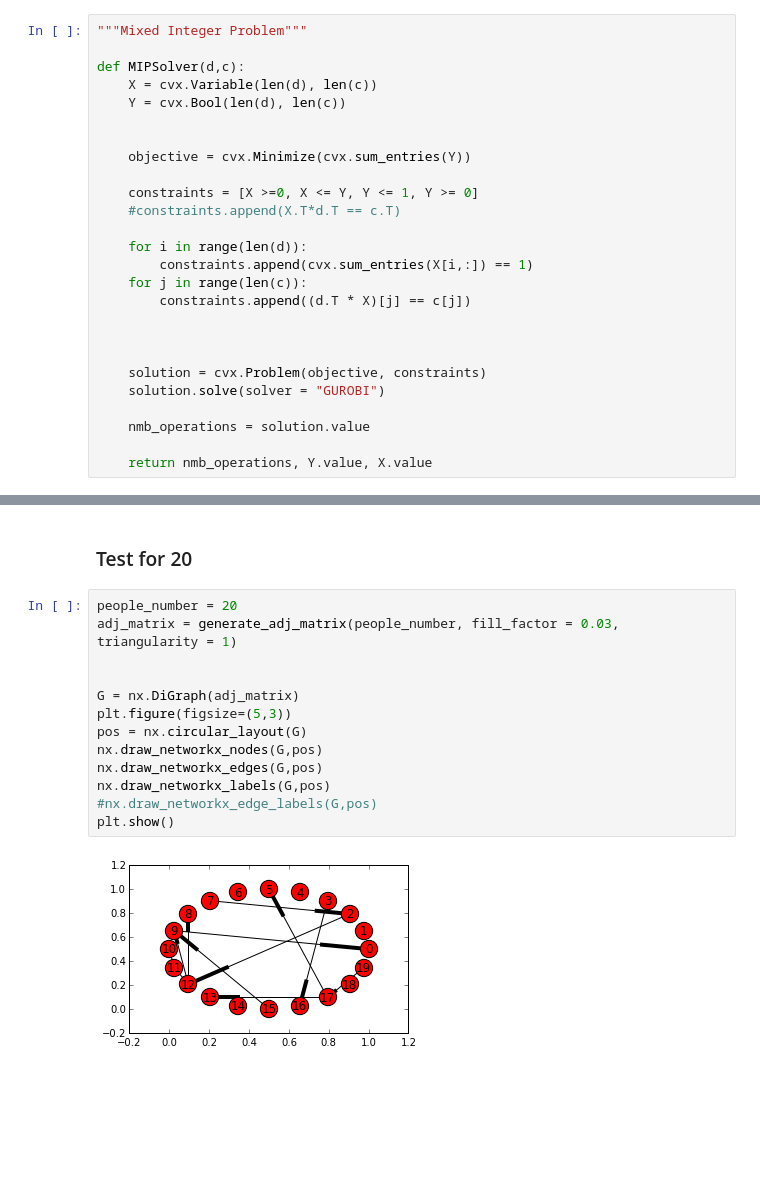
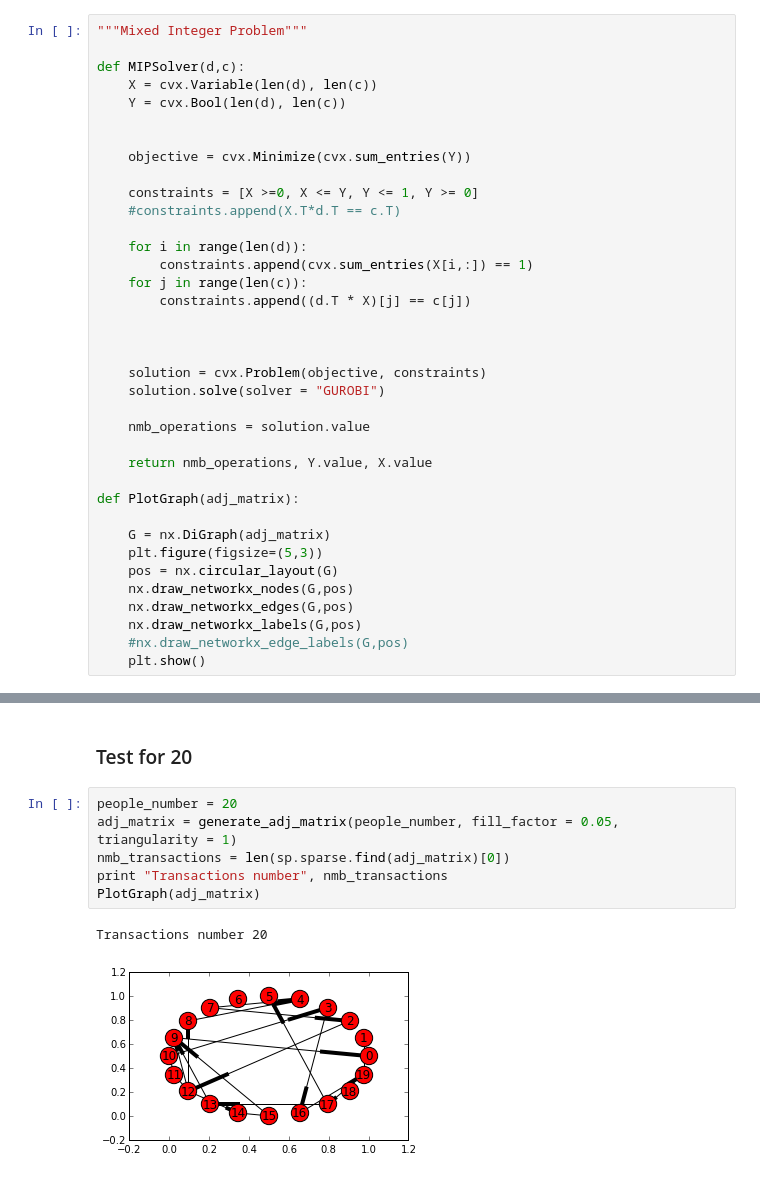
Before and after one commit to Aelphy/skoltech, a Jupyter notebook: term2/optimization_methods/project/project_tex.ipynb, the cells around one changed output, grey strips where cells are left out. Cells and saved outputs as stored; diff of their text form; blank space fills up the shorter version.

```diff
--- a/term2/optimization_methods/project/project_tex.ipynb
+++ b/term2/optimization_methods/project/project_tex.ipynb
@@ -139,6 +139,17 @@ def MIPSolver(d,c):
     nmb_operations = solution.value
 
     return nmb_operations, Y.value, X.value
+
+def PlotGraph(adj_matrix):
+
+    G = nx.DiGraph(adj_matrix)
+    plt.figure(figsize=(5,3))
+    pos = nx.circular_layout(G)
+    nx.draw_networkx_nodes(G,pos)
+    nx.draw_networkx_edges(G,pos)
+    nx.draw_networkx_labels(G,pos)
+    #nx.draw_networkx_edge_labels(G,pos)
+    plt.show()
 # %% [markdown]
 ### Test for 3
 # %%
@@ -197,20 +201,14 @@ X
  1.0
 # %% [markdown]
 ### Test for 20
-# %%
-people_number = 20
-adj_matrix = generate_adj_matrix(people_number, fill_factor = 0.03, triangularity = 1)
-
-
-G = nx.DiGraph(adj_matrix)
-plt.figure(figsize=(5,3))
-pos = nx.circular_layout(G)
-nx.draw_networkx_nodes(G,pos)
-nx.draw_networkx_edges(G,pos)
-nx.draw_networkx_labels(G,pos)
-#nx.draw_networkx_edge_labels(G,pos)
-plt.show()
-# %% [output]
-[figure, removed]
+# %%
+people_number = 20
+adj_matrix = generate_adj_matrix(people_number, fill_factor = 0.05, triangularity = 1)
+nmb_transactions = len(sp.sparse.find(adj_matrix)[0])
+print "Transactions number", nmb_transactions
+PlotGraph(adj_matrix)
+# %% [output]
+Transactions number 20
+[figure, added]
 # %%
 people_number = 20
```
Also changed, not shown: parts of 5 cells of this notebook.
